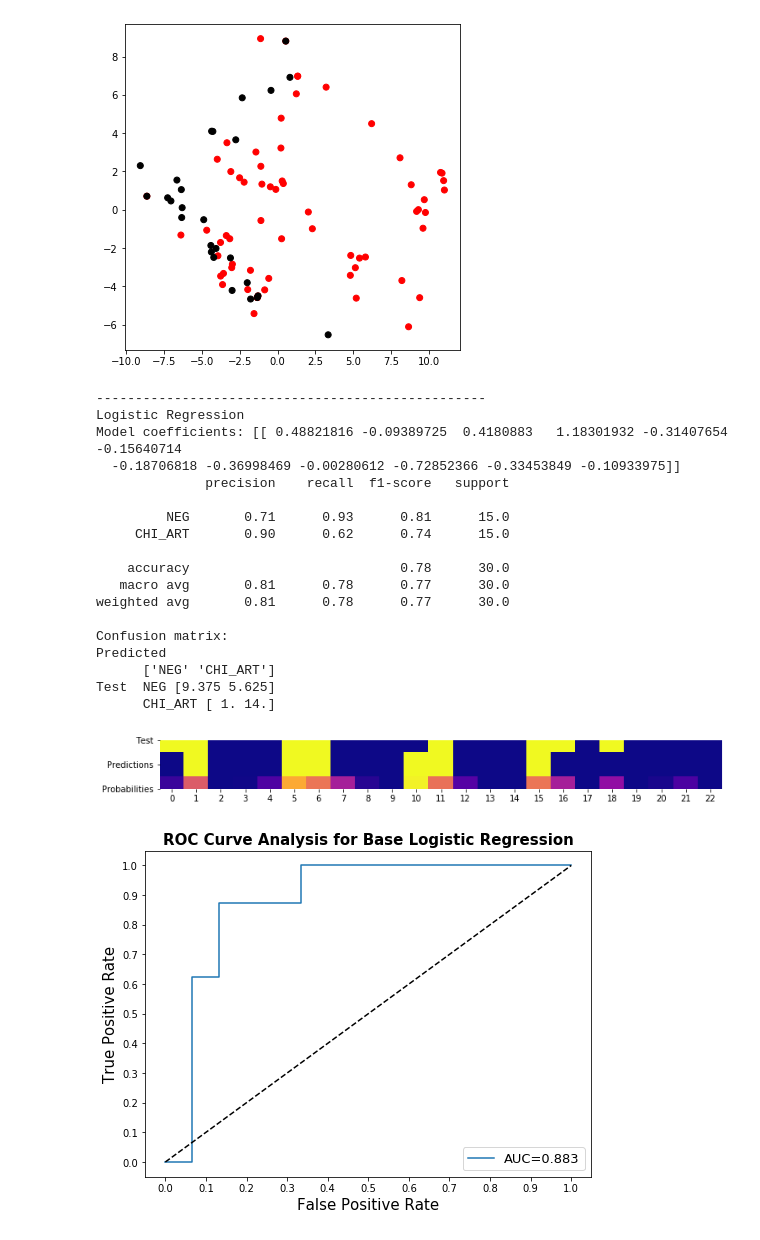
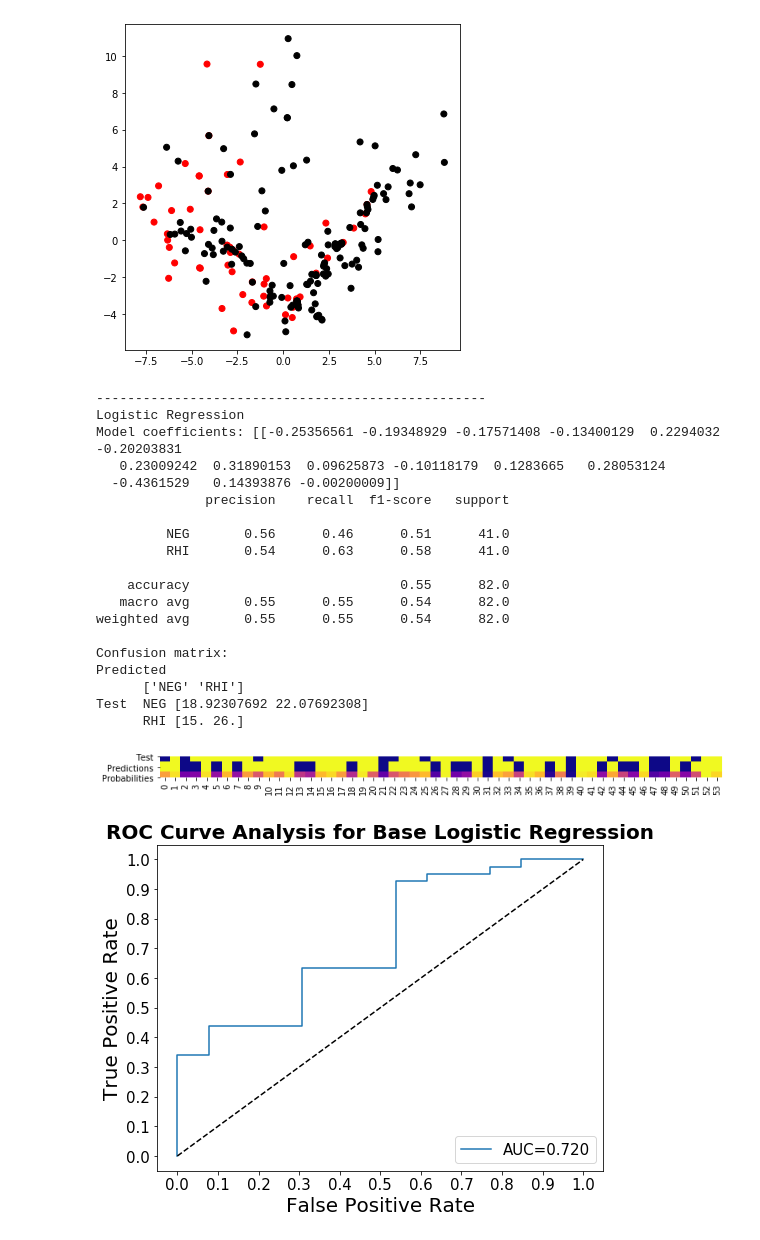
Before and after one commit to jacknicoludis/HIVClassifier, a Jupyter notebook: project_files/HIVClassifier.ipynb, the cells around one changed output. Cells and saved outputs as stored; diff of their text form; code cells hidden in the pictures.

```diff
--- a/project_files/HIVClassifier.ipynb
+++ b/project_files/HIVClassifier.ipynb
@@ -3,4 +1,6 @@
 # %%
+%run run_model.ipynb
+
 #OSU abundance files that are output from HiMAP
 osu_files = ['data_files/group1/osu_abundances.txt',
              'data_files/group2/osu_abundances.txt',
@@ -23,7 +23,8 @@ meta_file = 'data_files/HIV_acquisition_metadata.csv'
 norm_type = 'clr'
 
 #Number of components
-ncomp = 12 #integer
+#Works when feature_reduction is not None
+ncomp = 15 #integer
 
 #Specify whether to level the abundances up a level in phylogeny
 # genus, family, order, phylum, None
@@ -34,7 +35,7 @@ levelup = None
 # RHI - recently HIV infected
 # CHI_ART - chronically HIV infected, on ARTs
 # CHI_noART - chronically HIV infected, not on ARTs
-groups = ['NEG', 'CHI_ART']
+groups = ['NEG', 'RHI']
 
 #specify how to reduce the feature number
 #zscore - sorted by Z-score
@@ -42,7 +43,7 @@ groups = ['NEG', 'CHI_ART']
 #diff - sorted by difference in mean abundance
 #svd - SVD-Truncate
 #None - No dimensionality reduction
-feat_reduction = 'zscore' #
+feat_reduction = 'zscore'
 
 #specify the test fraction
 test_frac = 0.25
@@ -52,7 +53,7 @@ test_frac = 0.25
 #rf - random forest
 #xg - XGBoost
 #all - all three
-model = 'all'
+model = 'lg'
 
 #specify whether to upsample the minor fraction
 upsample = False
@@ -89,22 +91,23 @@ Top features: [3939, 9550, 1000408, 9068, 1000302, 1000004, 3051, 1000016, 10000
-[figure, old version]
+[figure, new version]
 --------------------------------------------------
 Logistic Regression
-Model coefficients: [[ 0.48821816 -0.09389725  0.4180883   1.18301932 -0.31407654 -0.15640714
-  -0.18706818 -0.36998469 -0.00280612 -0.72852366 -0.33453849 -0.10933975]]
+Model coefficients: [[-0.25356561 -0.19348929 -0.17571408 -0.13400129  0.2294032  -0.20203831
+   0.23009242  0.31890153  0.09625873 -0.10118179  0.1283665   0.28053124
+  -0.4361529   0.14393876 -0.00200009]]
               precision    recall  f1-score   support
 
-         NEG       0.71      0.93      0.81      15.0
-     CHI_ART       0.90      0.62      0.74      15.0
+         NEG       0.56      0.46      0.51      41.0
+         RHI       0.54      0.63      0.58      41.0
 
-    accuracy                           0.78      30.0
-   macro avg       0.81      0.78      0.77      30.0
-weighted avg       0.81      0.78      0.77      30.0
+    accuracy                           0.55      82.0
+   macro avg       0.55      0.55      0.54      82.0
+weighted avg       0.55      0.55      0.54      82.0
 
 Confusion matrix:
 Predicted
-      ['NEG' 'CHI_ART']
-Test  NEG [9.375 5.625]
-      CHI_ART [ 1. 14.]
+      ['NEG' 'RHI']
+Test  NEG [18.92307692 22.07692308]
+      RHI [15. 26.]
-[figure, old version]
+[figure, new version]
-[figure, old version]
+[figure, new version]
 Fitting 3 folds for each of 10 candidates, totalling 30 fits
```
Also changed, not shown: parts of 2 cells of this notebook, 3 other files.
